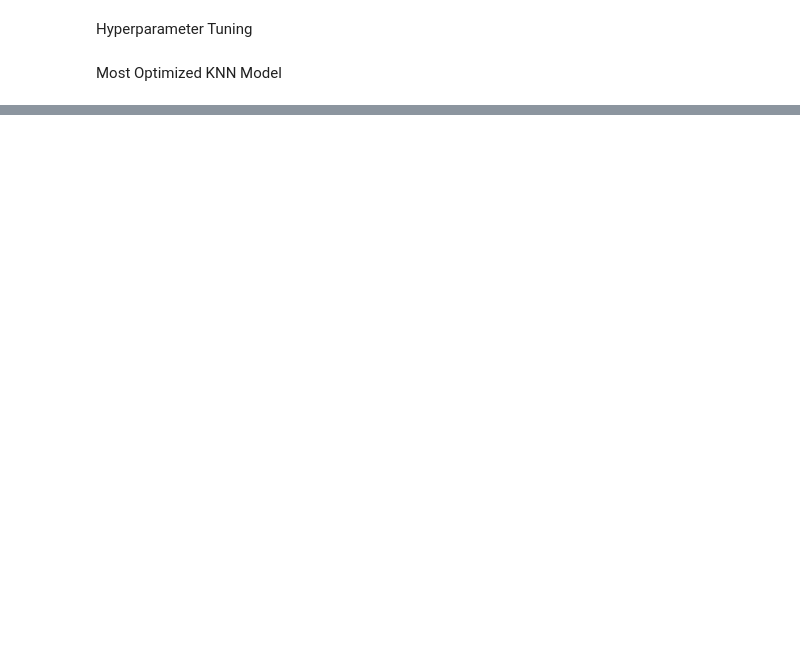
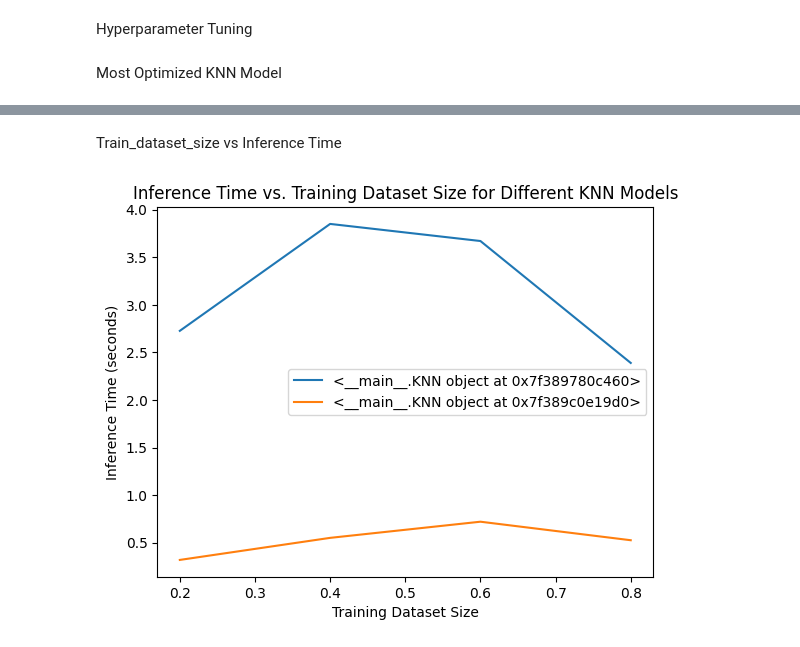
Before and after one commit to ROHIT32767/KNN-Decision-Trees, a Jupyter notebook: code.ipynb, the cells around one changed output, grey strips where cells are left out. Cells and saved outputs as stored; diff of their text form; code cells hidden in the pictures; blank space fills up the shorter version.

```diff
--- a/code.ipynb
+++ b/code.ipynb
@@ -315,0 +365,30 @@ KNN.print_answer()
+# %% [markdown]
+Train_dataset_size vs Inference Time
+# %%
+ratios = [0.2,0.4,0.6,0.8]
+sklearn_knn = KNeighborsClassifier(n_neighbors=3,metric='manhattan')
+models = [Initial_KNN,Optimized_KNN]
+inference_times = {model: [] for model in models}
+size = data.shape[0]
+for ratio in ratios:
+    for model in models:
+        start_time = time.time()
+        model.set_ratio(ratio)
+        model.data_split(data)
+        model.train(model.encoder_type)
+        F1_score, accuracy, precision, recall = model.evaluate(model.validate_embeddings, model.validate_labels)
+        end_time = time.time()
+        inference_time = end_time - start_time
+        inference_times[model].append(inference_time)
+
+# Plotting
+for model, times in inference_times.items():
+    plt.plot(ratios, times, label=model)
+
+plt.xlabel('Training Dataset Size')
+plt.ylabel('Inference Time (seconds)')
+plt.title('Inference Time vs. Training Dataset Size for Different KNN Models')
+plt.legend()
+plt.show()
+# %% [output]
+[figure, added]
```
Also changed, not shown: parts of 6 cells of this notebook.
